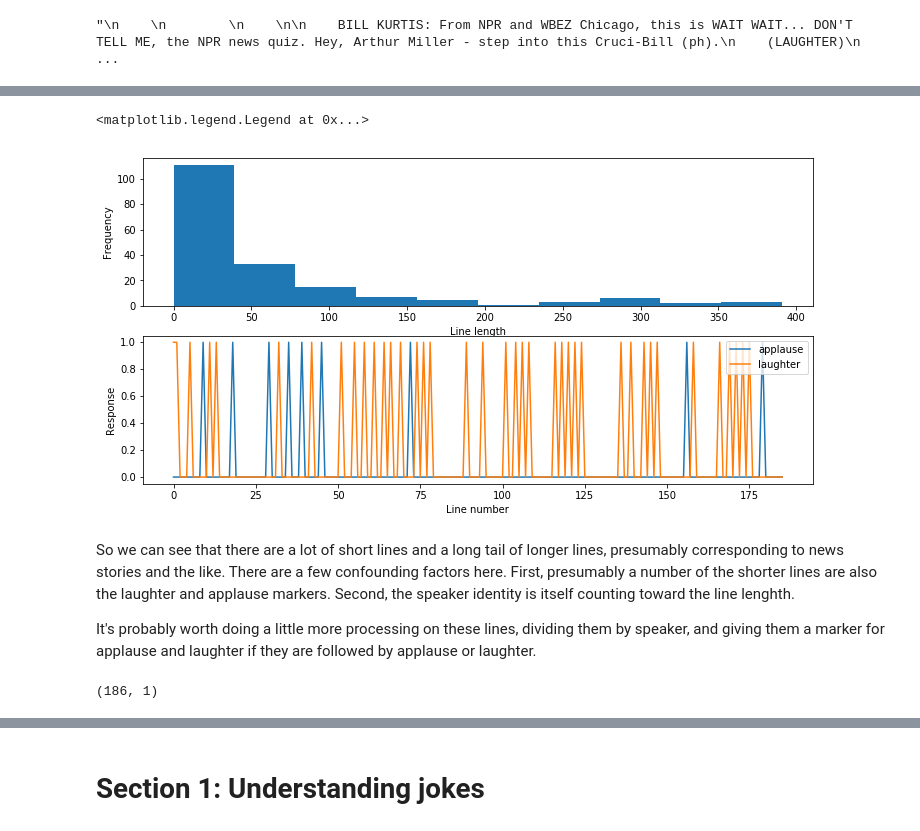
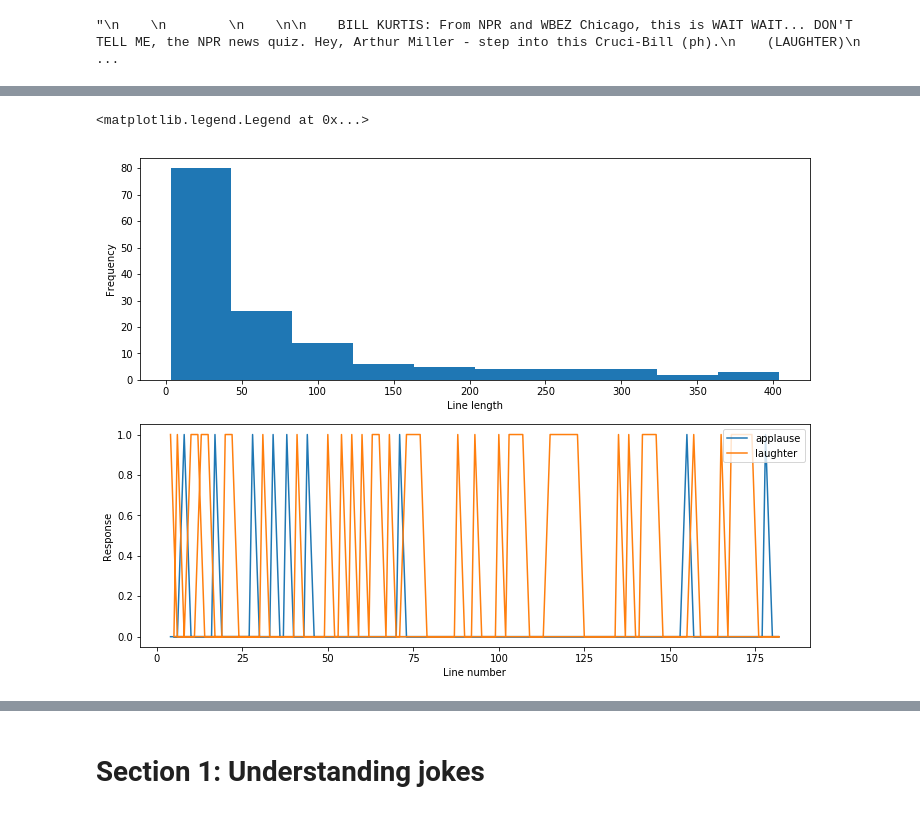
Before and after one commit to coraames/WaitWait, a Jupyter notebook: Wait Wait, Don't Analyze Me!.ipynb, the cells around one changed output, grey strips where cells are left out. Saved outputs shown, nothing was run; the diff lists cells and outputs as text; code cells hidden in the pictures.

```diff
--- a/Wait Wait, Don't Analyze Me!.ipynb
+++ b/Wait Wait, Don't Analyze Me!.ipynb
@@ -99,0 +142,6 @@ Let's look at some properties of the transcript. For example, we can look at the
+# %%
+# show an example processed transcript
+transcript1 = line_info(1)
+transcript2 = line_info(2)
+transcript = pd.concat((transcript1,transcript2))
+transcript.tail(20)
@@ -100,42 +166,16 @@ Let's look at some properties of the transcript. For example, we can look at the
 # %%
-def count_line_length(transcript):
-    by_lines = transcript.split('\n    ')
-    line_len = np.zeros(len(by_lines))
-    applause = np.zeros(len(by_lines))
-    laughter = np.zeros(len(by_lines))
-    for idx,line in enumerate(by_lines):
-        line_len[idx] = len(line)
-        applause[idx] = line in ('(CHEERING)','(APPLAUSE)')
-        laughter[idx] = line in ('(LAUGHTER)')
-
-    return line_len,applause,laughter
-
-example_transcript = transcript_df.loc[1,'transcript']
-line_len,applause,laughter = count_line_length(example_transcript)
-
-plt.figure(figsize=(12,6))
+plt.figure(figsize=(12,9))
 plt.subplot(2,1,1);
-plt.hist(line_len);
+plt.hist(transcript.lines.str.len());
 plt.xlabel('Line length')
 plt.ylabel('Frequency')
 
 plt.subplot(2,1,2);
-plt.plot(applause);
-plt.plot(laughter)
+plt.plot(transcript.clapping)
+plt.plot(transcript.funny);
 plt.xlabel('Line number')
 plt.ylabel('Response')
 plt.legend(['applause','laughter'],loc='upper right')
 # %% [output]
 <matplotlib.legend.Legend at 0x...>
-[figure, old version]
+[figure, new version]
-# %% [markdown]
-So we can see that there are a lot of short lines and a long tail of longer lines, presumably corresponding to news stories and the like. There are a few confounding factors here. First, presumably a number of the shorter lines are also the laughter and applause markers. Second, the speaker identity is itself counting toward the line lenghth.
-
-It's probably worth doing a little more processing on these lines, dividing them by speaker, and giving them a marker for applause and laughter if they are followed by applause or laughter.
-# %%
-transcript = transcript_df.loc[1,'transcript']
-by_lines = transcript.split('\n    ')
-df = pd.DataFrame(by_lines,columns=['lines'])
-df.shape
-# %% [output]
-(186, 1)
```
Also changed, not shown: parts of 35 cells of this notebook, 2 other files.
